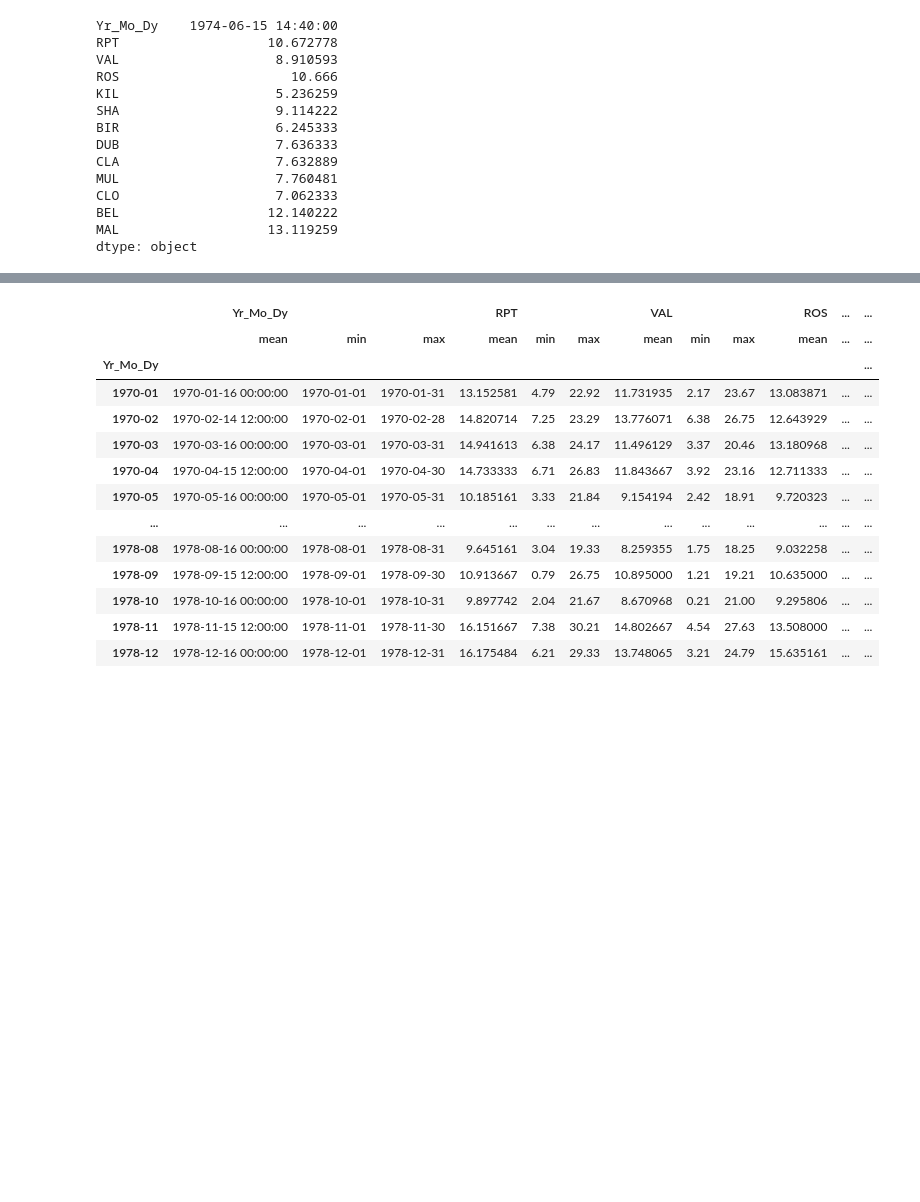
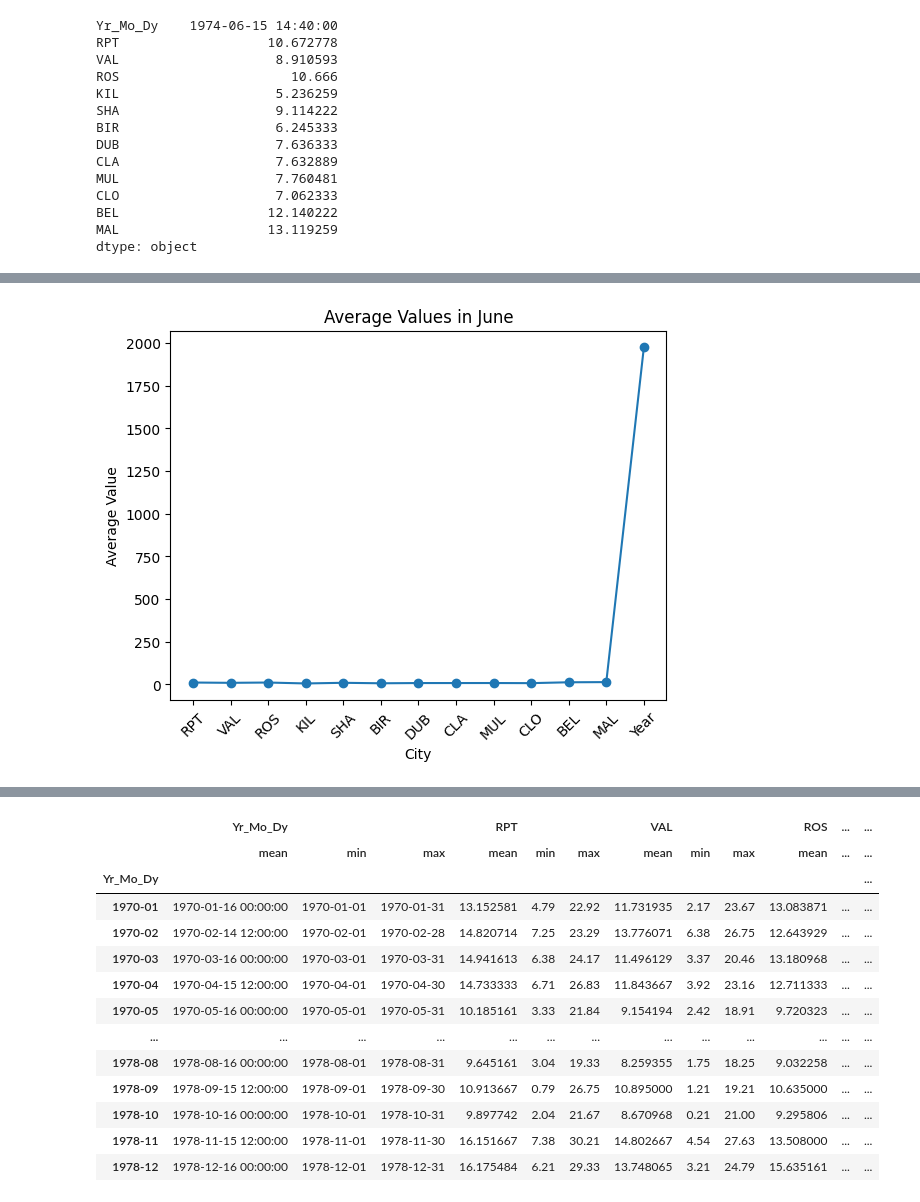
Before and after one commit to 06Cata/Analyzing_wind_speed_for_Ireland, a Jupyter notebook: ireland_wind_analysis.ipynb, the cells around one changed output, grey strips where cells are left out. Saved outputs shown, nothing was run; the diff lists cells and outputs as text; code cells hidden in the pictures; blank space fills up the shorter version.

```diff
--- a/ireland_wind_analysis.ipynb
+++ b/ireland_wind_analysis.ipynb
@@ -192,3 +238,25 @@ dtype: object
+# %%
+plt.figure(2)
+
+# 提取列名
+cities = data.columns[1:]
+
+# 六月平均
+avg_june = data.loc[data.index.month == 6].mean()
+
+plt.plot(cities, avg_june[1:], marker='o')
+
+plt.title('Average Values in June')
+plt.xlabel('City')
+plt.ylabel('Average Value')
+
+# x座標的字，旋轉45度
+plt.xticks(rotation=45)
+
+
+plt.show()
+# %% [output]
+[figure, added]
 # %%
 # 每個城市 四~六月平均
 mean_4 = data.loc[data.index.month == 4].mean()
```
Also changed, not shown: parts of 13 cells of this notebook.
